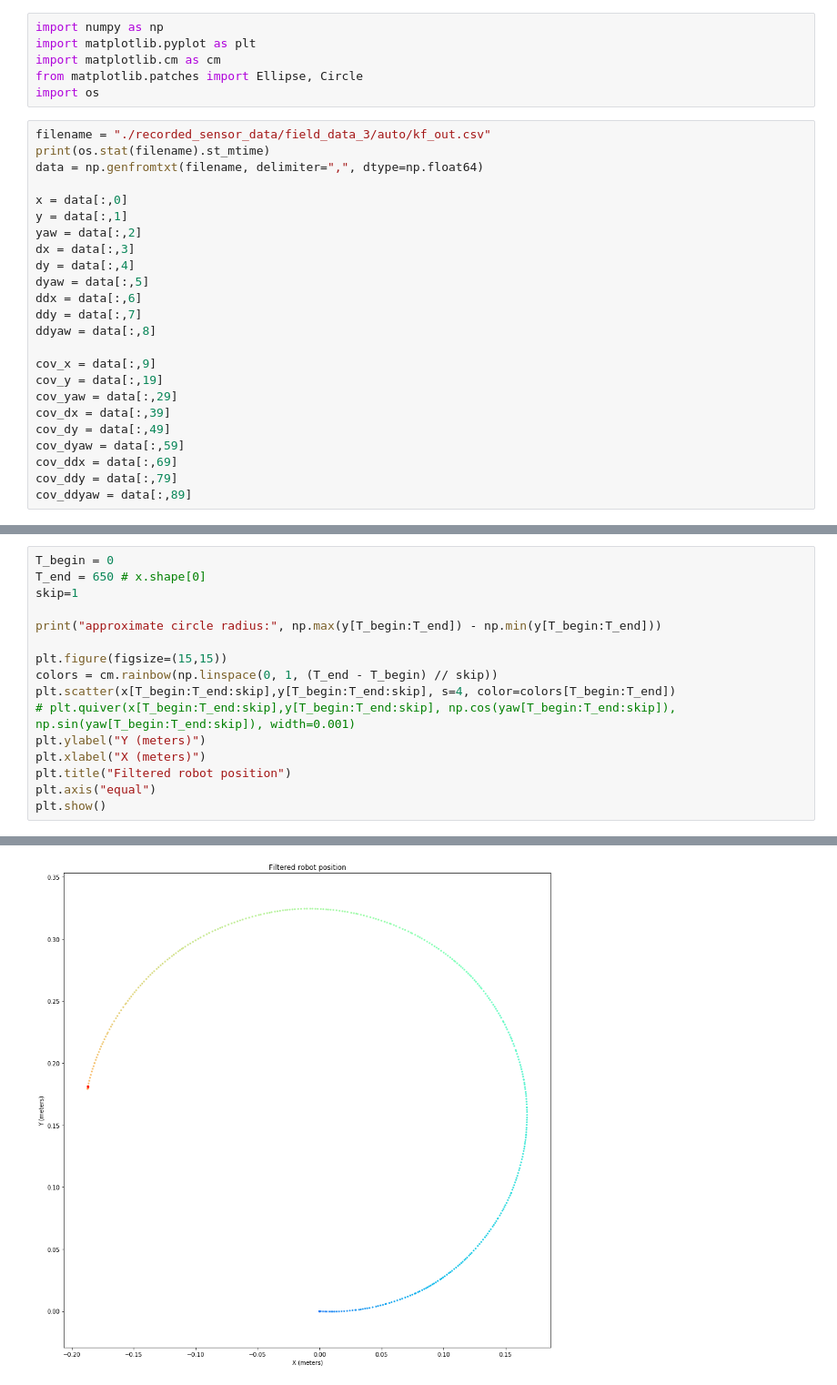
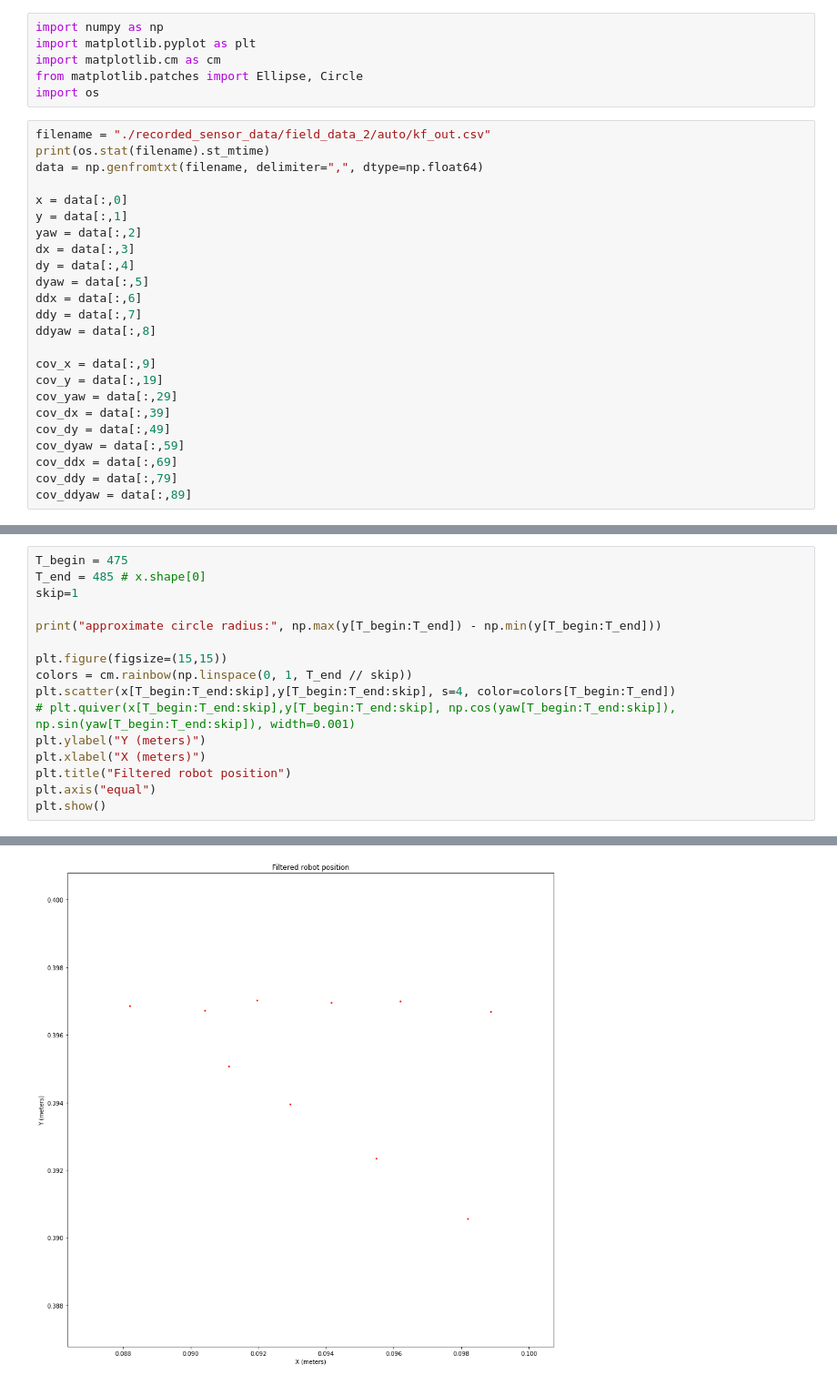
Before and after one commit to PHIL-MQP/phil, a Jupyter notebook: python/notebooks/KF Output Analysis.ipynb, the cells around one changed output, grey strips where cells are left out. Shown at 91% size. Drawn from its saved outputs; the diff is of its cells as text.

```diff
--- a/python/notebooks/KF Output Analysis.ipynb
+++ b/python/notebooks/KF Output Analysis.ipynb
@@ -9,7 +9,7 @@ import matplotlib.cm as cm
 from matplotlib.patches import Ellipse, Circle
 import os
 # %%
-filename = "./recorded_sensor_data/field_data_3/auto/kf_out.csv"
+filename = "./recorded_sensor_data/field_data_2/auto/kf_out.csv"
 print(os.stat(filename).st_mtime)
 data = np.genfromtxt(filename, delimiter=",", dtype=np.float64)
 
@@ -43,12 +44,12 @@ plt.show()
 # %%
-T_begin = 0
-T_end = 650 # x.shape[0]
+T_begin = 475
+T_end = 485 # x.shape[0]
 skip=1
 
 print("approximate circle radius:", np.max(y[T_begin:T_end]) - np.min(y[T_begin:T_end]))
 
 plt.figure(figsize=(15,15))
-colors = cm.rainbow(np.linspace(0, 1, (T_end - T_begin) // skip))
+colors = cm.rainbow(np.linspace(0, 1, T_end // skip))
 plt.scatter(x[T_begin:T_end:skip],y[T_begin:T_end:skip], s=4, color=colors[T_begin:T_end])
 # plt.quiver(x[T_begin:T_end:skip],y[T_begin:T_end:skip], np.cos(yaw[T_begin:T_end:skip]), np.sin(yaw[T_begin:T_end:skip]), width=0.001)
 plt.ylabel("Y (meters)")
@@ -61,4 +62,4 @@ approximate circle radius: 0.324815038
-[figure, old version]
+[figure, new version]
 # %%
 fig, ax = plt.subplots(3,2,figsize=(15,15))
 ax[0,0].plot(cov_x, label='cov x')
```
Also changed, not shown: parts of 4 cells of this notebook, 8 other files.
